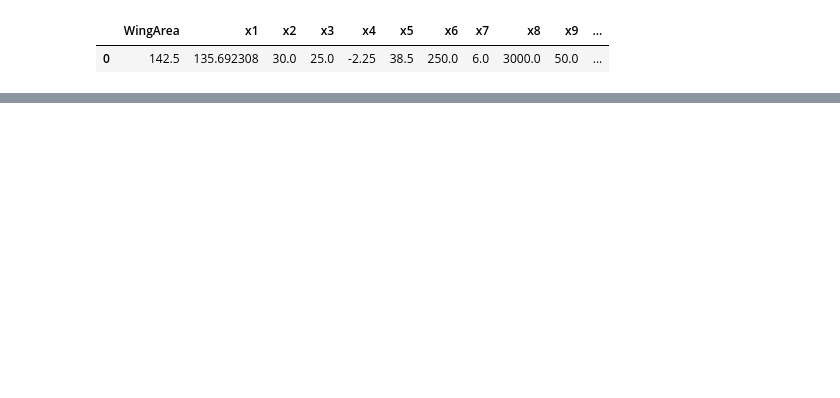
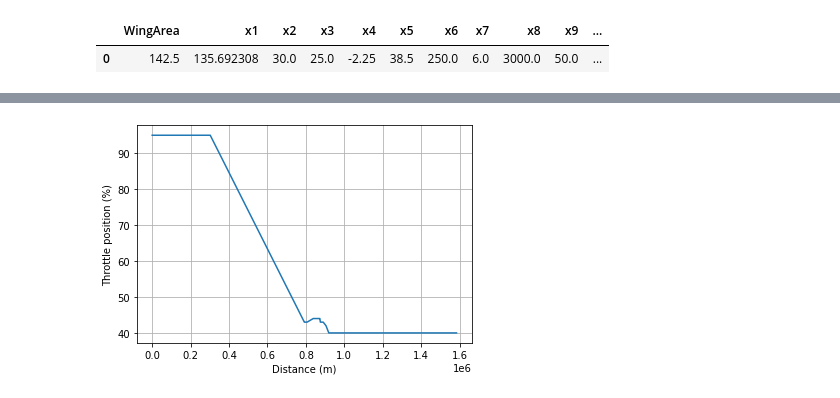
Before and after one commit to AlejandroRios/MDOAirB_base, a Jupyter notebook: framework/analysis-single-result.ipynb, the cells around one changed output, grey strips where cells are left out. Saved outputs shown, nothing was run; the diff lists cells and outputs as text; code cells hidden in the pictures; blank space fills up the shorter version.

```diff
--- a/framework/analysis-single-result.ipynb
+++ b/framework/analysis-single-result.ipynb
@@ -133,0 +154,8 @@ plt.show()
+# %%
+plt.plot(distance, throttle*100)
+plt.grid()
+plt.ylabel("Throttle position (%)")
+plt.xlabel("Distance (m)")
+plt.show()
+# %% [output]
+[figure, added]
```
Also changed, not shown: parts of 12 cells of this notebook, 8 other files.
